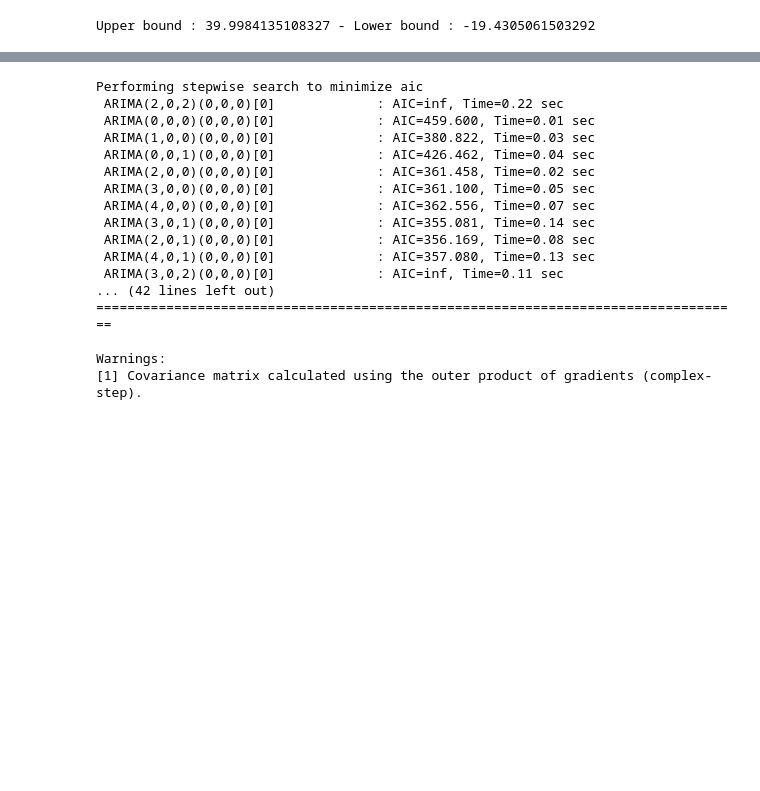
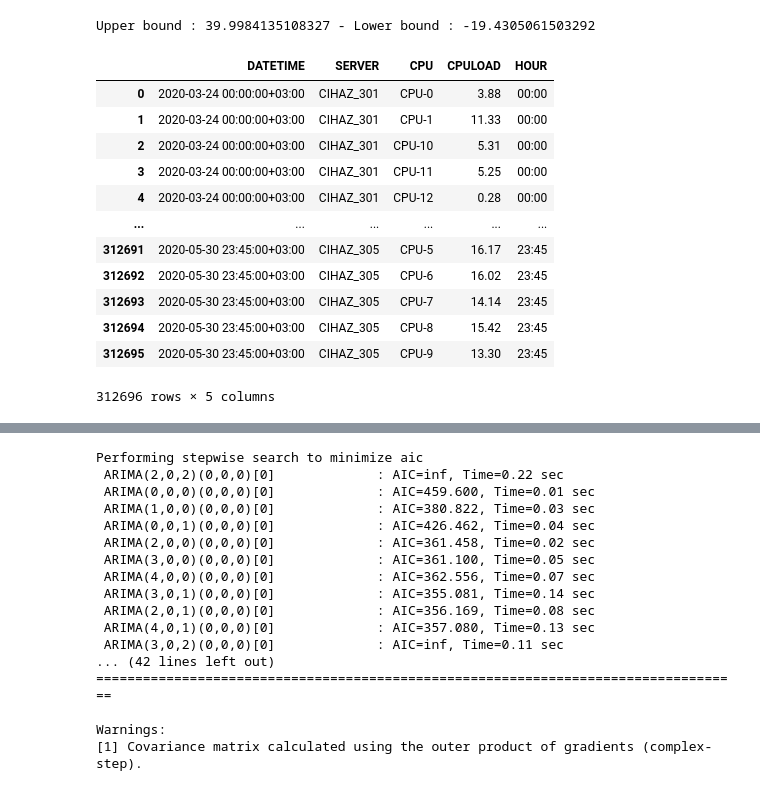
Before and after one commit to necmettinalver/CPULoad-Tahmini-InnovaFuture, a Jupyter notebook: cas1.ipynb, the cells around one changed output, grey strips where cells are left out. Saved outputs shown, nothing was run; the diff lists cells and outputs as text; code cells hidden in the pictures; blank space fills up the shorter version.

```diff
--- a/cas1.ipynb
+++ b/cas1.ipynb
@@ -71,4 +74,20 @@ Upper bound : 39.9984135108327 - Lower bound : -19.4305061503292
 # %%
 train["DATETIME"] = pd.to_datetime(train["DATETIME"], format="%Y-%m-%d %H:%M:%S%z", errors = 'coerce') #Converting data to datetime object according to the format of the data
 train['HOUR'] = train['DATETIME'].dt.strftime('%H:%M') #estimation will be made by grouping by hour
+# %%
+train
+# %% [output]
+|  | DATETIME | SERVER | CPU | CPULOAD | HOUR |
+| 0 | 2020-03-24 00:00:00+03:00 | CIHAZ_301 | CPU-0 | 3.88 | 00:00 |
+| 1 | 2020-03-24 00:00:00+03:00 | CIHAZ_301 | CPU-1 | 11.33 | 00:00 |
+| 2 | 2020-03-24 00:00:00+03:00 | CIHAZ_301 | CPU-10 | 5.31 | 00:00 |
+| 3 | 2020-03-24 00:00:00+03:00 | CIHAZ_301 | CPU-11 | 5.25 | 00:00 |
+| 4 | 2020-03-24 00:00:00+03:00 | CIHAZ_301 | CPU-12 | 0.28 | 00:00 |
+| ... | ... | ... | ... | ... | ... |
+| 312691 | 2020-05-30 23:45:00+03:00 | CIHAZ_305 | CPU-5 | 16.17 | 23:45 |
+| 312692 | 2020-05-30 23:45:00+03:00 | CIHAZ_305 | CPU-6 | 16.02 | 23:45 |
+| 312693 | 2020-05-30 23:45:00+03:00 | CIHAZ_305 | CPU-7 | 14.14 | 23:45 |
+| 312694 | 2020-05-30 23:45:00+03:00 | CIHAZ_305 | CPU-8 | 15.42 | 23:45 |
+| 312695 | 2020-05-30 23:45:00+03:00 | CIHAZ_305 | CPU-9 | 13.30 | 23:45 |
+312696 rows × 5 columns
 # %%
```
Also changed, not shown: parts of 3 cells of this notebook.
